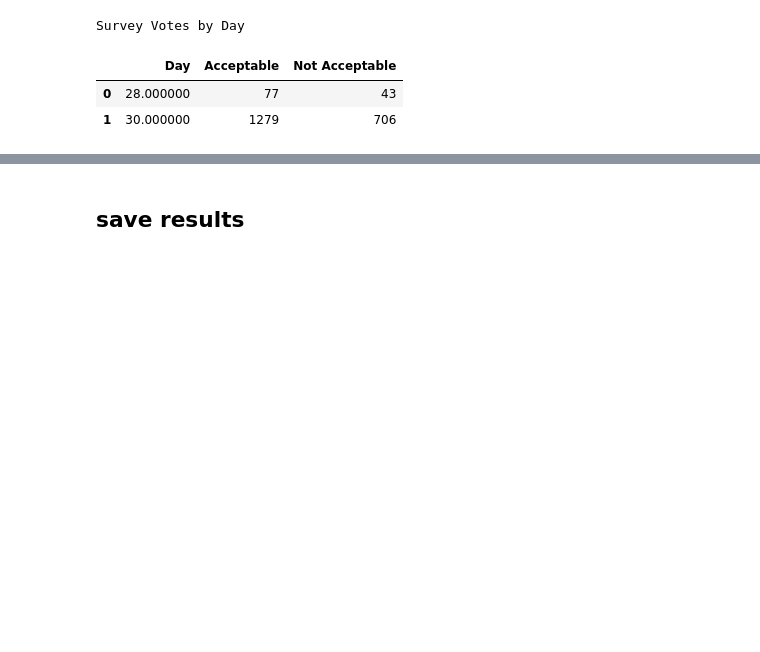
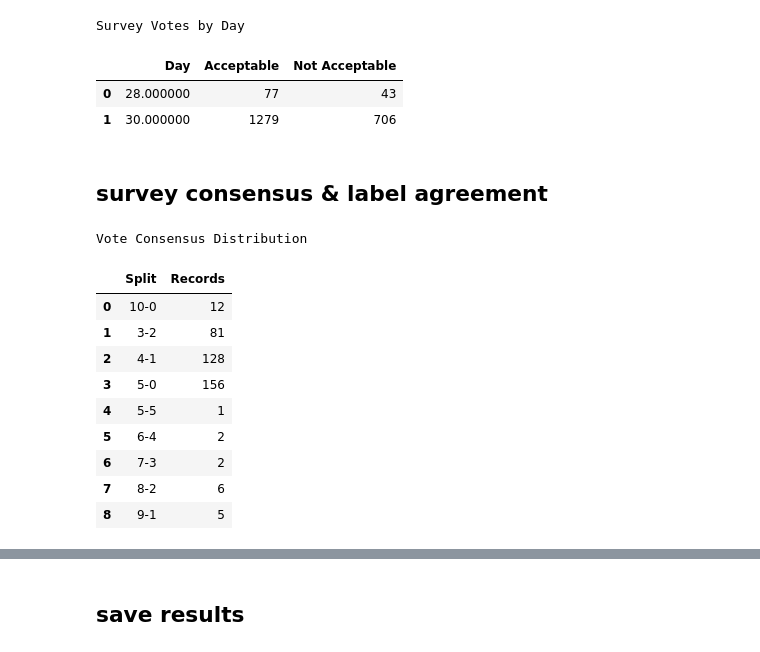
Before and after one commit to dsi-clinic/2025-promega-mini-test, a Jupyter notebook: notebooks/promega_data_stats.ipynb, the cells around one changed output, grey strips where cells are left out. Drawn from its saved outputs; the diff is of its cells as text; code cells hidden in the pictures; blank space fills up the shorter version.

```diff
--- a/notebooks/promega_data_stats.ipynb
+++ b/notebooks/promega_data_stats.ipynb
@@ -271,3 +309,20 @@ Survey Votes by Day
 |  | Day | Acceptable | Not Acceptable |
 | 0 | 28.000000 | 77 | 43 |
 | 1 | 30.000000 | 1279 | 706 |
+# %% [markdown]
+## survey consensus & label agreement
+# %%
+stats_dict["survey_consensus_distr"] = stats_utils.survey_consensus_distribution(json_data)
+stats_utils.to_dataframe(stats_dict["survey_consensus_distr"], key_col="Split", value_col="Records", title="Vote Consensus Distribution")
+# %% [output]
+Vote Consensus Distribution
+|  | Split | Records |
+| 0 | 10-0 | 12 |
+| 1 | 3-2 | 81 |
+| 2 | 4-1 | 128 |
+| 3 | 5-0 | 156 |
+| 4 | 5-5 | 1 |
+| 5 | 6-4 | 2 |
+| 6 | 7-3 | 2 |
+| 7 | 8-2 | 6 |
+| 8 | 9-1 | 5 |
```
Also changed, not shown: parts of 7 cells of this notebook, 2 other files.
